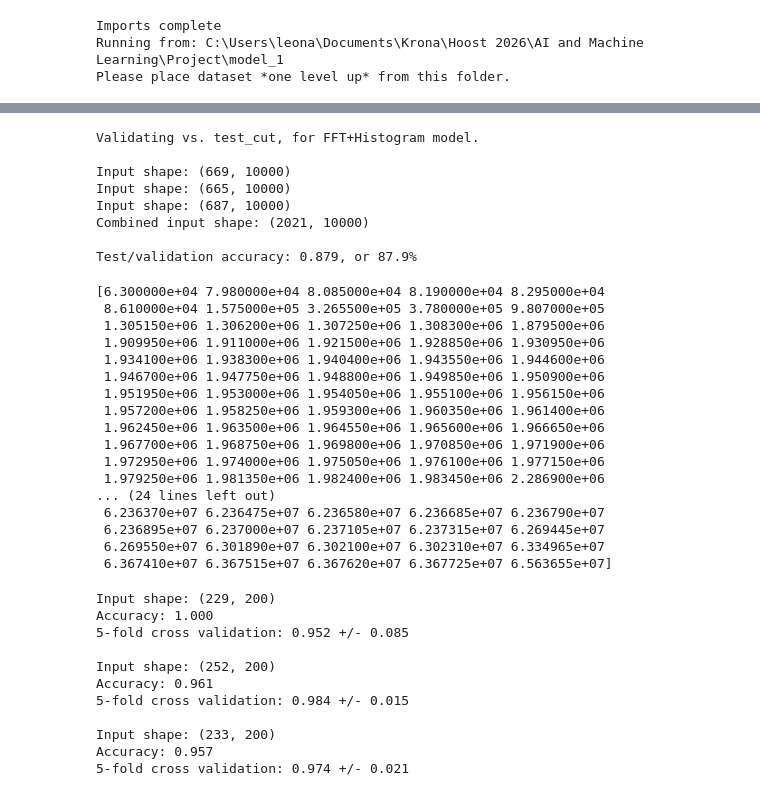
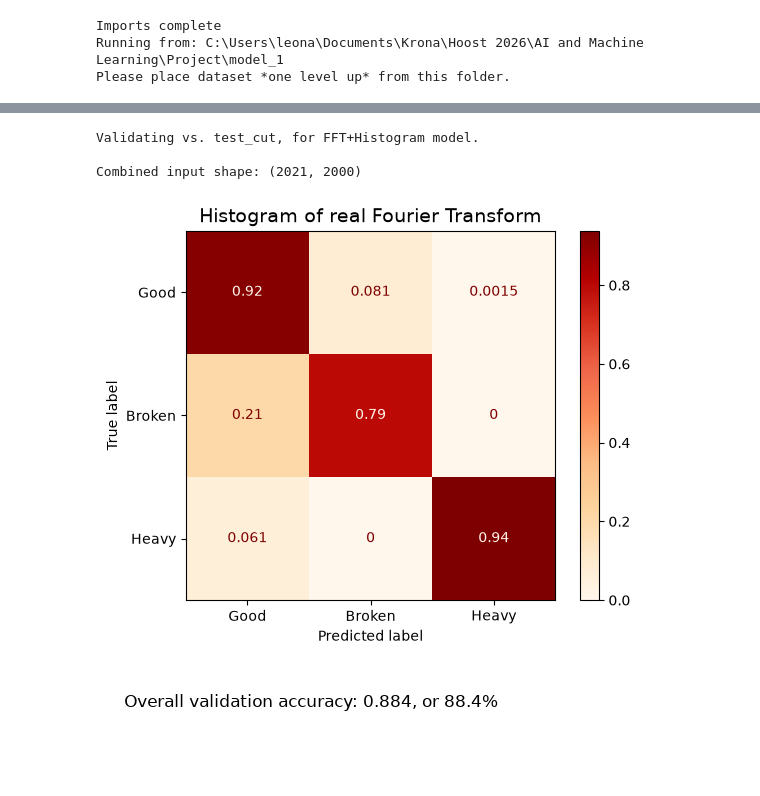
Before and after one commit to Odranoel731/USNgroup8Acoustic, a Jupyter notebook: model_notes.ipynb, the cells around one changed output, grey strips where cells are left out. Drawn from its saved outputs; the diff is of its cells as text; code cells hidden in the pictures; blank space fills up the shorter version.

```diff
--- a/model_notes.ipynb
+++ b/model_notes.ipynb
@@ -396,23 +422,24 @@ test_fft_h = np.abs(rfft(test_heavy))
 # %%
 print("Validating vs. test_cut, for FFT+Histogram model.")
 print()
 
-test_inp_fft = build_inputs(test_fft_g, test_fft_b, test_fft_h)
+test_inp_fft = np.concatenate( (test_fft_g, test_fft_b, test_fft_h) )
 print(f"Combined input shape: {test_inp_fft.shape}")
 
 r = three_fold_predict(test_inp_fft)
 test_acc = accuracy_score(o, r)
 print()
-print(f"Test/validation accuracy: {test_acc:.3f}, or {test_acc*100:.1f}%")
+
+ConfusionMatrixDisplay.from_predictions(o, r, cmap="OrRd", display_labels=["Good", "Broken", "Heavy"], normalize="true")
+t = f"Overall validation accuracy: {test_acc:.3f}, or {test_acc*100:.1f}%"
+plt.title("Histogram of real Fourier Transform", fontsize=14)
+plt.text(-1, 3.4, t, fontsize=12, va="bottom", ha="left")
+plt.show()
 # %% [output]
 Validating vs. test_cut, for FFT+Histogram model.
 
-Input shape: (669, 10000)
-Input shape: (665, 10000)
-Input shape: (687, 10000)
-Combined input shape: (2021, 10000)
-
-Test/validation accuracy: 0.879, or 87.9%
+Combined input shape: (2021, 2000)
+[figure, added]
 # %%
 ################ NEW FEATURES: RANKED FOURIER TRANSFORM ################
 # Take the N largest frequencies.
@@ -427,60 +445,0 @@ def build_fft_ranked(inp):
-# %%
-train_fft_sort_g = build_fft_ranked(train_fft_g)
-train_fft_sort_b = build_fft_ranked(train_fft_b)
-train_fft_sort_h = build_fft_ranked(train_fft_h)
-print(train_fft_sort_g[5, :])
-# %% [output]
-[6.300000e+04 7.980000e+04 8.085000e+04 8.190000e+04 8.295000e+04
- 8.610000e+04 1.575000e+05 3.265500e+05 3.780000e+05 9.807000e+05
- 1.305150e+06 1.306200e+06 1.307250e+06 1.308300e+06 1.879500e+06
- 1.909950e+06 1.911000e+06 1.921500e+06 1.928850e+06 1.930950e+06
- 1.934100e+06 1.938300e+06 1.940400e+06 1.943550e+06 1.944600e+06
- 1.946700e+06 1.947750e+06 1.948800e+06 1.949850e+06 1.950900e+06
- 1.951950e+06 1.953000e+06 1.954050e+06 1.955100e+06 1.956150e+06
- 1.957200e+06 1.958250e+06 1.959300e+06 1.960350e+06 1.961400e+06
- 1.962450e+06 1.963500e+06 1.964550e+06 1.965600e+06 1.966650e+06
- 1.967700e+06 1.968750e+06 1.969800e+06 1.970850e+06 1.971900e+06
- 1.972950e+06 1.974000e+06 1.975050e+06 1.976100e+06 1.977150e+06
- 1.979250e+06 1.981350e+06 1.982400e+06 1.983450e+06 2.286900e+06
-... (24 lines left out)
- 6.236370e+07 6.236475e+07 6.236580e+07 6.236685e+07 6.236790e+07
- 6.236895e+07 6.237000e+07 6.237105e+07 6.237315e+07 6.269445e+07
- 6.269550e+07 6.301890e+07 6.302100e+07 6.302310e+07 6.334965e+07
- 6.367410e+07 6.367515e+07 6.367620e+07 6.367725e+07 6.563655e+07]
-# %%
-# Targets already exist from before.
-
-## GOOD vs BROKEN
-inp_gb = np.concatenate((train_fft_sort_g, train_fft_sort_b))
-print(f"Input shape: {inp_gb.shape}")
-model_gb = create_svm(target_gb, inp_gb)
-scores = cross_val_score(model_gb, inp_gb, target_gb, cv=5)
-print(f"5-fold cross validation: {scores.mean():.3f} +/- {scores.std():.3f}")
-print()
-
-## BROKEN vs HEAVY
-inp_bh = np.concatenate((train_fft_sort_b, train_fft_sort_h))
-print(f"Input shape: {inp_bh.shape}")
-model_bh = create_svm(target_bh, inp_bh)
-scores = cross_val_score(model_bh, inp_bh, target_bh, cv=5)
-print(f"5-fold cross validation: {scores.mean():.3f} +/- {scores.std():.3f}")
-print()
-
-## GOOD vs HEAVY
-inp_gh = np.concatenate((train_fft_sort_g, train_fft_sort_h))
-print(f"Input shape: {inp_gh.shape}")
-model_gh = create_svm(target_gh, inp_gh)
-scores = cross_val_score(model_gh, inp_gh, target_gh, cv=5)
-print(f"5-fold cross validation: {scores.mean():.3f} +/- {scores.std():.3f}")
-# %% [output]
-Input shape: (229, 200)
-Accuracy: 1.000
-5-fold cross validation: 0.952 +/- 0.085
-
-Input shape: (252, 200)
-Accuracy: 0.961
-5-fold cross validation: 0.984 +/- 0.015
-
-Input shape: (233, 200)
-Accuracy: 0.957
-5-fold cross validation: 0.974 +/- 0.021
```
Also changed, not shown: parts of 22 cells of this notebook, 1 other file.
